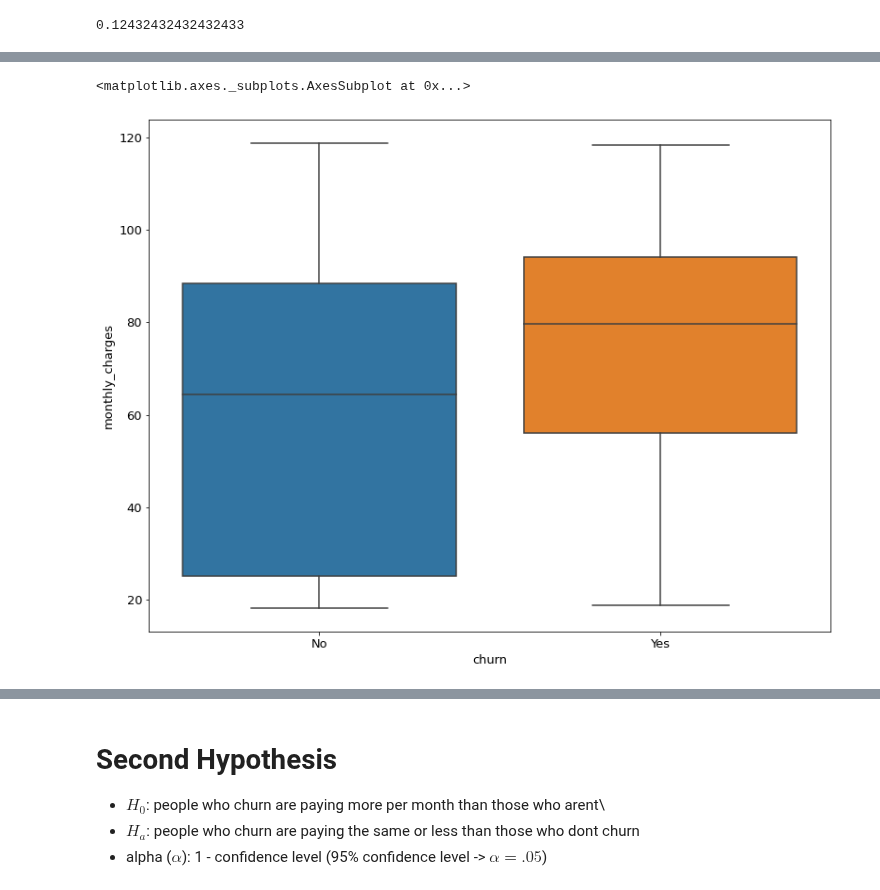
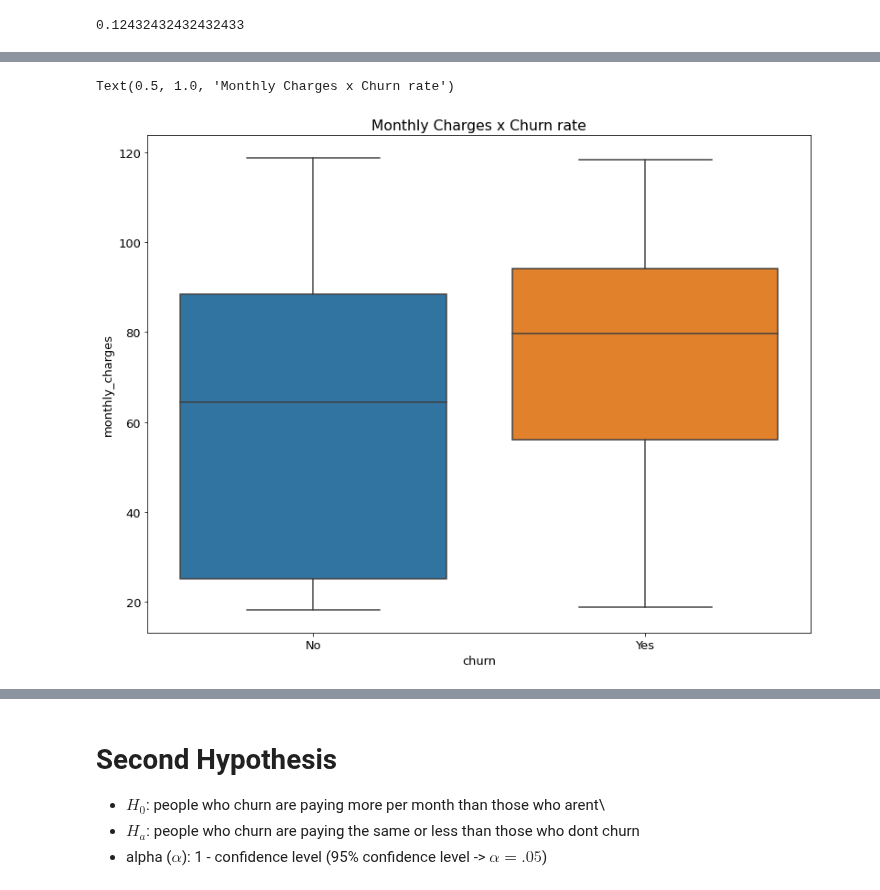
Before and after one commit to Corn-Shipps/predicting_telco_churn, a Jupyter notebook: predicting_telco_churn_final_report.ipynb, the cells around one changed output, grey strips where cells are left out. Cells and saved outputs as stored; diff of their text form; code cells hidden in the pictures.

```diff
--- a/predicting_telco_churn_final_report.ipynb
+++ b/predicting_telco_churn_final_report.ipynb
@@ -384,9 +388,10 @@ for i, feature in enumerate(features):
 # %%
 # distribution of churn
 sns.boxplot(x='churn', y='monthly_charges', data=df)
+plt.title('Monthly Charges x Churn rate')
 # %% [output]
-<matplotlib.axes._subplots.AxesSubplot at 0x...>
+Text(0.5, 1.0, 'Monthly Charges x Churn rate')
-[figure, old version]
+[figure, new version]
 # %%
 # encoded churn column, 0 = churn, 1 = current customer
 encoder = LabelEncoder()
```
Also changed, not shown: parts of 5 cells of this notebook, 1 other file.
